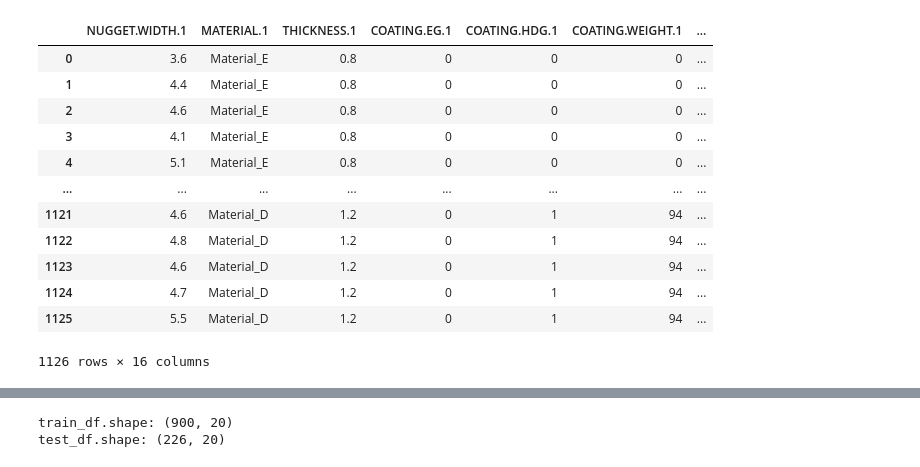
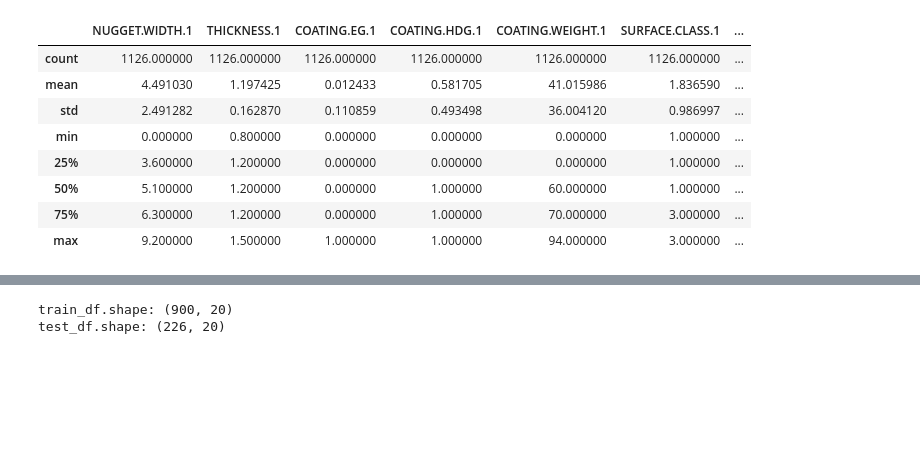
Before and after one commit to tumuruub0108/jupyter, a Jupyter notebook: rsw_class_2.ipynb, the cells around one changed output, grey strips where cells are left out. Saved outputs shown, nothing was run; the diff lists cells and outputs as text; code cells hidden in the pictures; blank space fills up the shorter version.

```diff
--- a/rsw_class_2.ipynb
+++ b/rsw_class_2.ipynb
@@ -13,21 +13,17 @@ from sklearn.ensemble import RandomForestClassifier
 # %%
 df = pd.read_excel('./dataset/RSW-dataset.xlsx')
 # %%
-df
+df.describe()
 # %% [output]
-|  | NUGGET.WIDTH.1 | MATERIAL.1 | THICKNESS.1 | COATING.EG.1 | COATING.HDG.1 | COATING.WEIGHT.1 | ... |
-| 0 | 3.6 | Material_E | 0.8 | 0 | 0 | 0 | ... |
-| 1 | 4.4 | Material_E | 0.8 | 0 | 0 | 0 | ... |
-| 2 | 4.6 | Material_E | 0.8 | 0 | 0 | 0 | ... |
-| 3 | 4.1 | Material_E | 0.8 | 0 | 0 | 0 | ... |
-| 4 | 5.1 | Material_E | 0.8 | 0 | 0 | 0 | ... |
-| ... | ... | ... | ... | ... | ... | ... | ... |
-| 1121 | 4.6 | Material_D | 1.2 | 0 | 1 | 94 | ... |
-| 1122 | 4.8 | Material_D | 1.2 | 0 | 1 | 94 | ... |
-| 1123 | 4.6 | Material_D | 1.2 | 0 | 1 | 94 | ... |
-| 1124 | 4.7 | Material_D | 1.2 | 0 | 1 | 94 | ... |
-| 1125 | 5.5 | Material_D | 1.2 | 0 | 1 | 94 | ... |
+|  | NUGGET.WIDTH.1 | THICKNESS.1 | COATING.EG.1 | COATING.HDG.1 | COATING.WEIGHT.1 | SURFACE.CLASS.1 | ... |
+| count | 1126.000000 | 1126.000000 | 1126.000000 | 1126.000000 | 1126.000000 | 1126.000000 | ... |
+| mean | 4.491030 | 1.197425 | 0.012433 | 0.581705 | 41.015986 | 1.836590 | ... |
+| std | 2.491282 | 0.162870 | 0.110859 | 0.493498 | 36.004120 | 0.986997 | ... |
+| min | 0.000000 | 0.800000 | 0.000000 | 0.000000 | 0.000000 | 1.000000 | ... |
+| 25% | 3.600000 | 1.200000 | 0.000000 | 0.000000 | 0.000000 | 1.000000 | ... |
+| 50% | 5.100000 | 1.200000 | 0.000000 | 1.000000 | 60.000000 | 1.000000 | ... |
+| 75% | 6.300000 | 1.200000 | 0.000000 | 1.000000 | 70.000000 | 3.000000 | ... |
+| max | 9.200000 | 1.500000 | 1.000000 | 1.000000 | 94.000000 | 3.000000 | ... |
-1126 rows × 16 columns
 # %%
 # Step 1: compute thinner sheet thickness
 df['t_min'] = df[['THICKNESS.1', 'THICKNESS.2']].min(axis=1)
```
Also changed, not shown: parts of 16 cells of this notebook, 4 other files.
